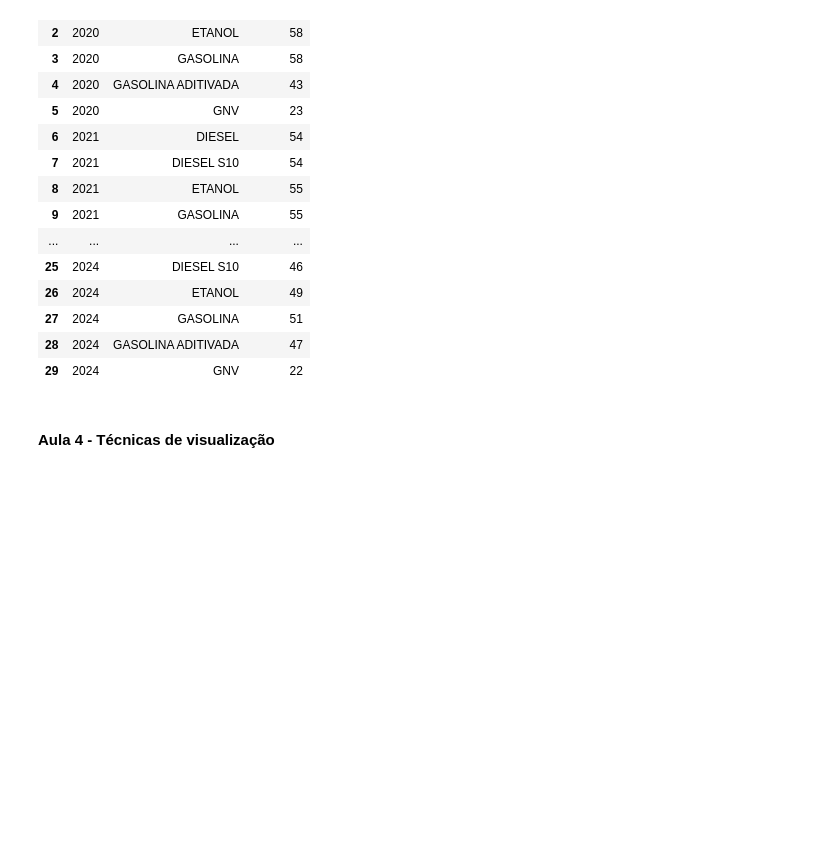
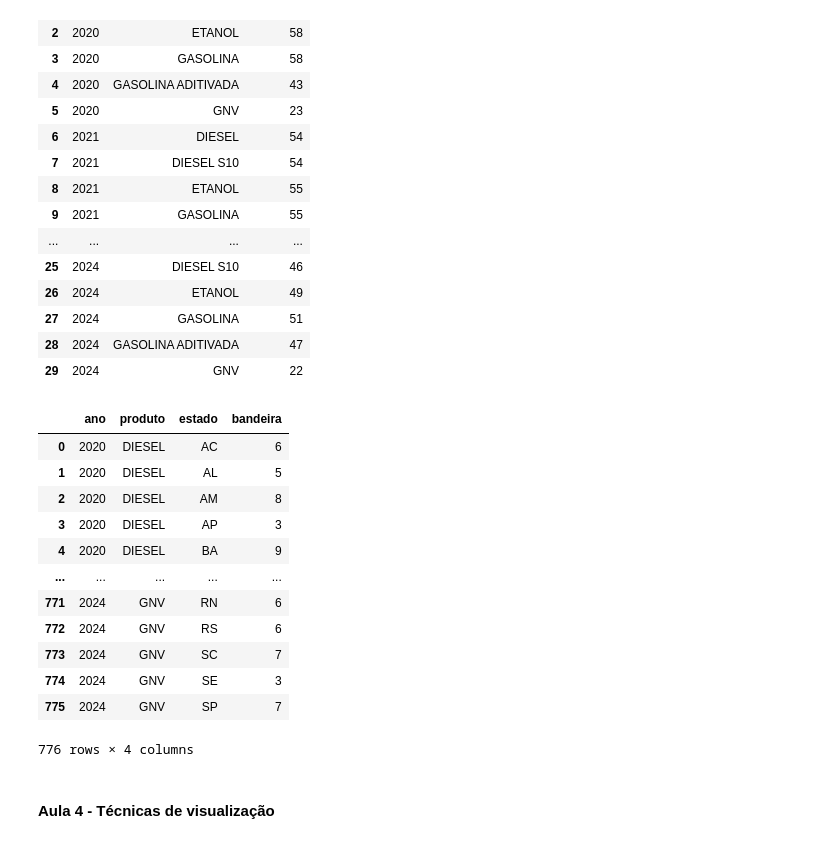
Before and after one commit to RicardViana/fiap-data-viz-and-production-models, a Jupyter notebook: analise_de_negocios.ipynb, the cells around one changed output. Cells and saved outputs as stored; diff of their text form; code cells hidden in the pictures; blank space fills up the shorter version.

```diff
--- a/analise_de_negocios.ipynb
+++ b/analise_de_negocios.ipynb
@@ -834,6 +834,24 @@ df_anp_bandeira.groupby(['ano','produto']).bandeira.nunique().reset_index()
 | 27 | 2024 | GASOLINA | 51 |
 | 28 | 2024 | GASOLINA ADITIVADA | 47 |
 | 29 | 2024 | GNV | 22 |
+# %%
+# Consultado a qtd de bandeira por produto, ano e estado
+df_anp_bandeira_estado = df_anp[['ano','bandeira','produto','estado']].copy()
+df_anp_bandeira_estado.groupby(['ano','produto','estado']).bandeira.nunique().reset_index()
+# %% [output]
+|  | ano | produto | estado | bandeira |
+| 0 | 2020 | DIESEL | AC | 6 |
+| 1 | 2020 | DIESEL | AL | 5 |
+| 2 | 2020 | DIESEL | AM | 8 |
+| 3 | 2020 | DIESEL | AP | 3 |
+| 4 | 2020 | DIESEL | BA | 9 |
+| ... | ... | ... | ... | ... |
+| 771 | 2024 | GNV | RN | 6 |
+| 772 | 2024 | GNV | RS | 6 |
+| 773 | 2024 | GNV | SC | 7 |
+| 774 | 2024 | GNV | SE | 3 |
+| 775 | 2024 | GNV | SP | 7 |
+776 rows × 4 columns
 # %% [markdown]
 #### **Aula 4 - Técnicas de visualização**
 # %% [markdown]
```
